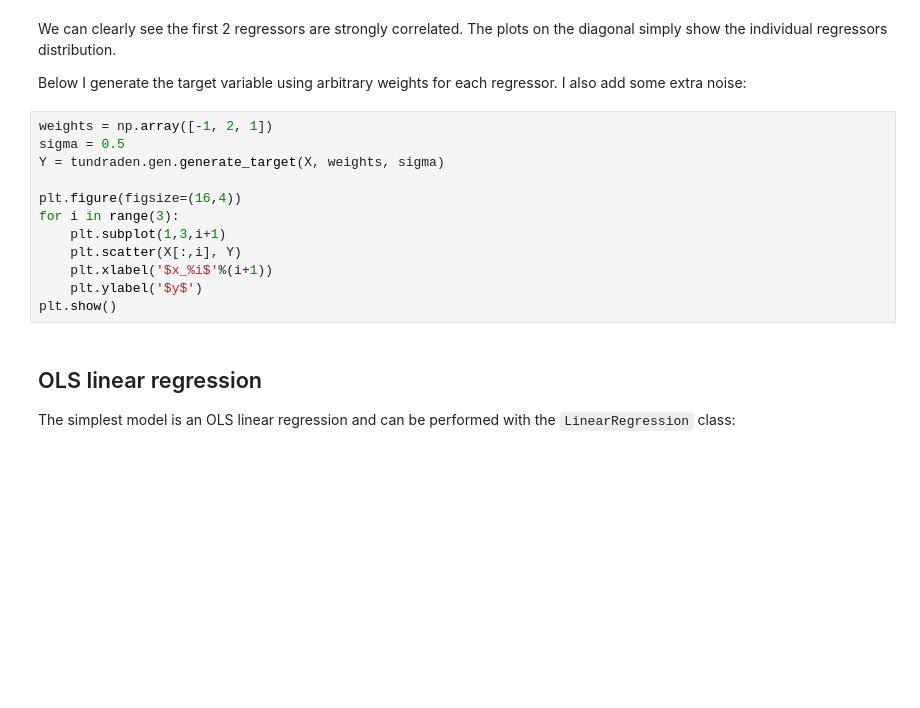
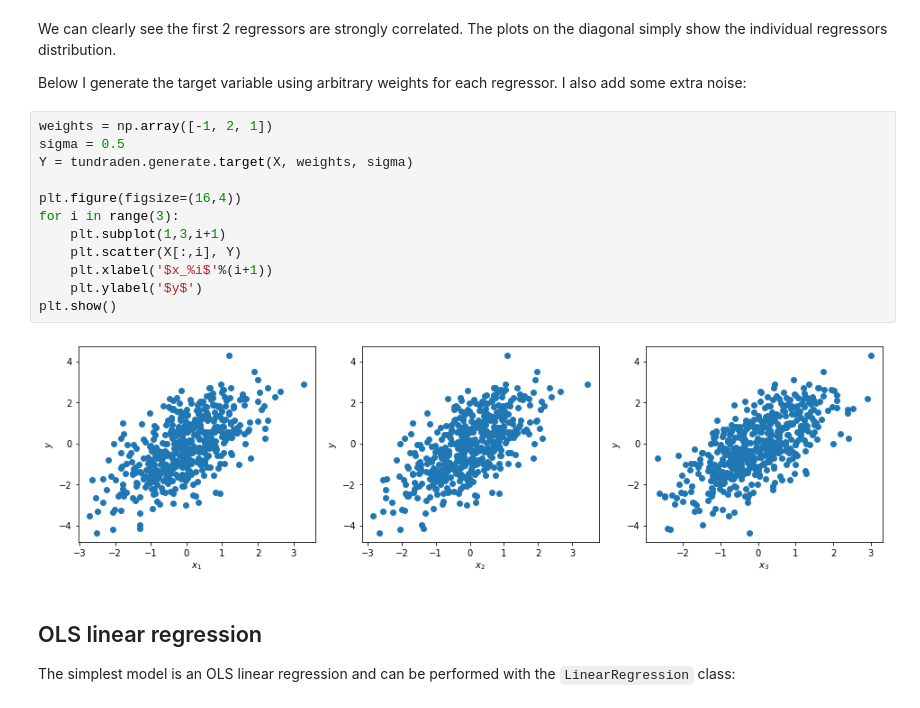
Before and after one commit to philgzl/tundraden, a Jupyter notebook: example.ipynb, the cells around one changed output. Saved outputs shown, nothing was run; the diff lists cells and outputs as text; blank space fills up the shorter version.

```diff
--- a/example.ipynb
+++ b/example.ipynb
@@ -27,15 +29,17 @@ Below I generate the target variable using arbitrary weights for each regressor.
 # %%
 weights = np.array([-1, 2, 1])
 sigma = 0.5
-Y = tundraden.gen.generate_target(X, weights, sigma)
+Y = tundraden.generate.target(X, weights, sigma)
 
 plt.figure(figsize=(16,4))
 for i in range(3):
     plt.subplot(1,3,i+1)
     plt.scatter(X[:,i], Y)
     plt.xlabel('$x_%i$'%(i+1))
     plt.ylabel('$y$')
 plt.show()
+# %% [output]
+[figure, added]
 # %% [markdown]
 ## OLS linear regression
 
```
Also changed, not shown: parts of 15 cells of this notebook, 2 other files.
